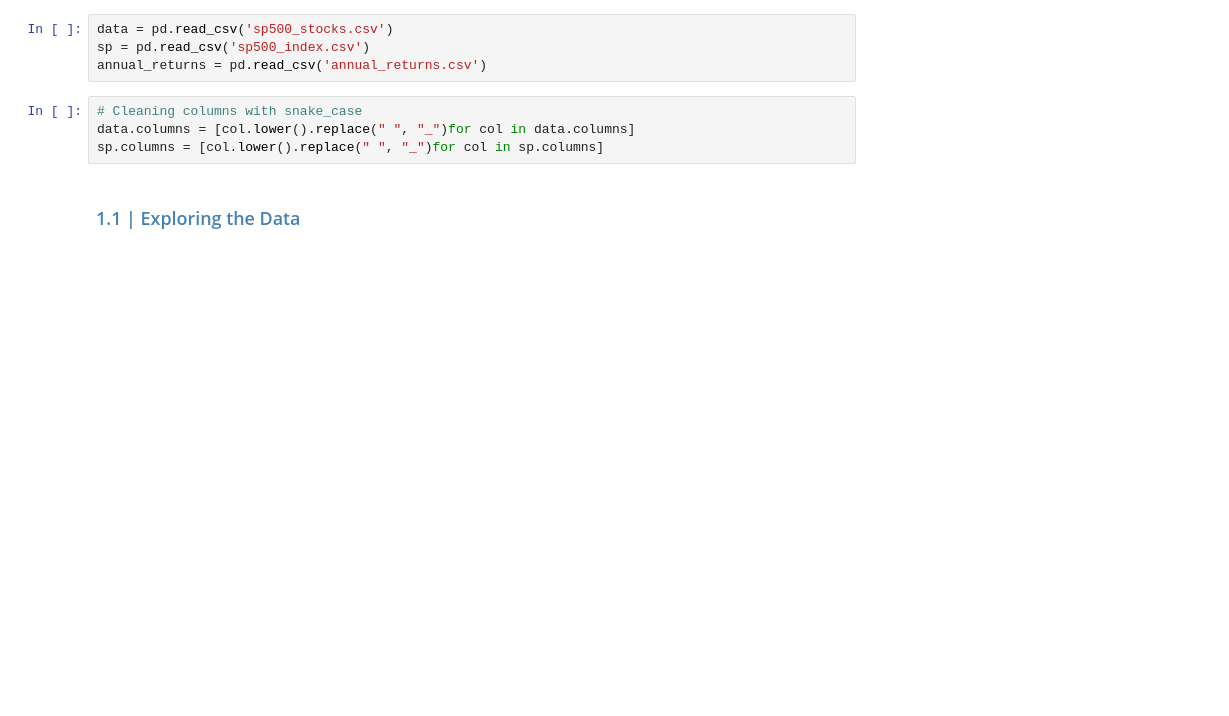
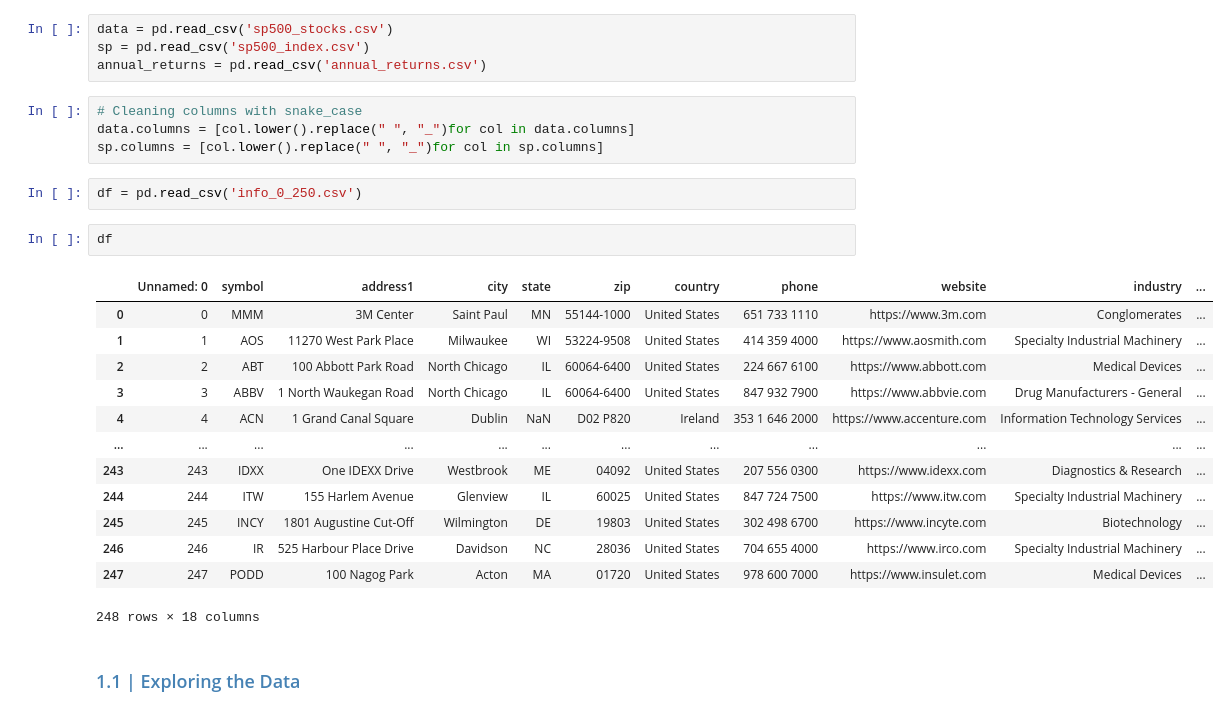
Before and after one commit to marsalmorera/streamlit-stock, a Jupyter notebook: test.ipynb, the cells around one changed output. Saved outputs shown, nothing was run; the diff lists cells and outputs as text; blank space fills up the shorter version.

```diff
--- a/test.ipynb
+++ b/test.ipynb
@@ -25,6 +25,24 @@ annual_returns = pd.read_csv('annual_returns.csv')
 # Cleaning columns with snake_case
 data.columns = [col.lower().replace(" ", "_")for col in data.columns]
 sp.columns = [col.lower().replace(" ", "_")for col in sp.columns]
+# %%
+df = pd.read_csv('info_0_250.csv')
+# %%
+df
+# %% [output]
+|  | Unnamed: 0 | symbol | address1 | city | state | zip | country | phone | website | industry | ... |
+| 0 | 0 | MMM | 3M Center | Saint Paul | MN | 55144-1000 | United States | 651 733 1110 | https://www.3m.com | Conglomerates | ... |
+| 1 | 1 | AOS | 11270 West Park Place | Milwaukee | WI | 53224-9508 | United States | 414 359 4000 | https://www.aosmith.com | Specialty Industrial Machinery | ... |
+| 2 | 2 | ABT | 100 Abbott Park Road | North Chicago | IL | 60064-6400 | United States | 224 667 6100 | https://www.abbott.com | Medical Devices | ... |
+| 3 | 3 | ABBV | 1 North Waukegan Road | North Chicago | IL | 60064-6400 | United States | 847 932 7900 | https://www.abbvie.com | Drug Manufacturers - General | ... |
+| 4 | 4 | ACN | 1 Grand Canal Square | Dublin | NaN | D02 P820 | Ireland | 353 1 646 2000 | https://www.accenture.com | Information Technology Services | ... |
+| ... | ... | ... | ... | ... | ... | ... | ... | ... | ... | ... | ... |
+| 243 | 243 | IDXX | One IDEXX Drive | Westbrook | ME | 04092 | United States | 207 556 0300 | https://www.idexx.com | Diagnostics & Research | ... |
+| 244 | 244 | ITW | 155 Harlem Avenue | Glenview | IL | 60025 | United States | 847 724 7500 | https://www.itw.com | Specialty Industrial Machinery | ... |
+| 245 | 245 | INCY | 1801 Augustine Cut-Off | Wilmington | DE | 19803 | United States | 302 498 6700 | https://www.incyte.com | Biotechnology | ... |
+| 246 | 246 | IR | 525 Harbour Place Drive | Davidson | NC | 28036 | United States | 704 655 4000 | https://www.irco.com | Specialty Industrial Machinery | ... |
+| 247 | 247 | PODD | 100 Nagog Park | Acton | MA | 01720 | United States | 978 600 7000 | https://www.insulet.com | Medical Devices | ... |
+248 rows × 18 columns
 # %% [markdown]
 <h3 style="color: #4682B4;">1.1 | Exploring the Data </h3>
 # %%
```
Also changed, not shown: parts of 3 cells of this notebook, 1 other file.
